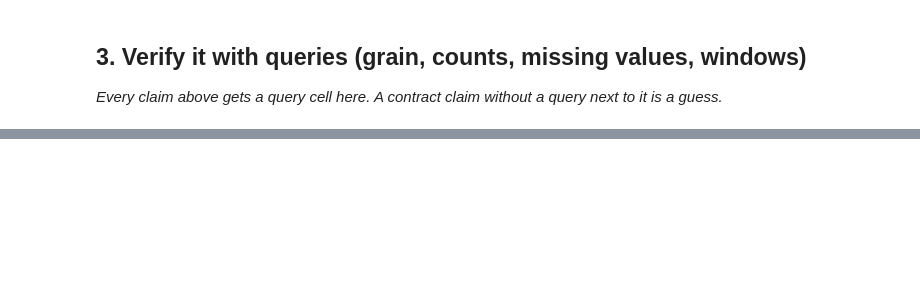
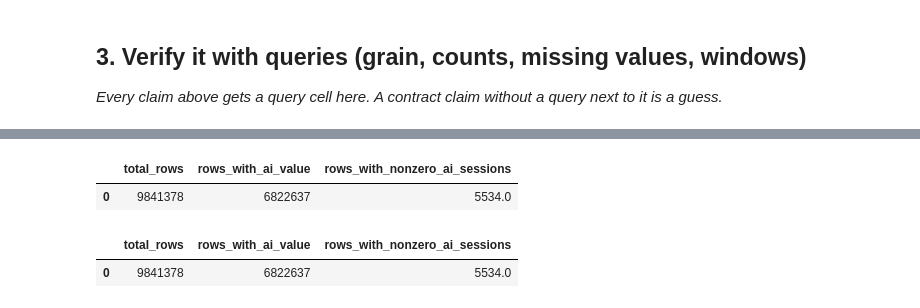
Before and after one commit to ShaunGves/FlyRank-AI, a Jupyter notebook: work/notebooks/w03_data_contract.ipynb, the cells around one changed output, grey strips where cells are left out. Drawn from its saved outputs; the diff is of its cells as text; code cells hidden in the pictures; blank space fills up the shorter version.

```diff
--- a/work/notebooks/w03_data_contract.ipynb
+++ b/work/notebooks/w03_data_contract.ipynb
@@ -26,0 +101,22 @@ This skeleton is yours to fill. Work the sections **in order** — each one has
+# %%
+query3 = """
+SELECT COUNT(*) as total_rows,
+       COUNT(sessions_ai) as rows_with_ai_value,
+       SUM(CASE WHEN sessions_ai > 0 THEN 1 ELSE 0 END) as rows_with_nonzero_ai_sessions
+FROM 'hf://datasets/FlyRank/internship-warehouse/fact_content_daily_performance/month=2026-03/*.parquet'
+"""
+con.execute(query3).df()
+# %% [output]
+|  | total_rows | rows_with_ai_value | rows_with_nonzero_ai_sessions |
+| 0 | 9841378 | 6822637 | 5534.0 |
+# %%
+query3 = """
+SELECT COUNT(*) as total_rows,
+       COUNT(sessions_ai) as rows_with_ai_value,
+       SUM(CASE WHEN sessions_ai > 0 THEN 1 ELSE 0 END) as rows_with_nonzero_ai_sessions
+FROM 'hf://datasets/FlyRank/internship-warehouse/fact_content_daily_performance/month=2026-03/*.parquet'
+"""
+con.execute(query3).df()
+# %% [output]
+|  | total_rows | rows_with_ai_value | rows_with_nonzero_ai_sessions |
+| 0 | 9841378 | 6822637 | 5534.0 |
```
Also changed, not shown: parts of 12 cells of this notebook.
